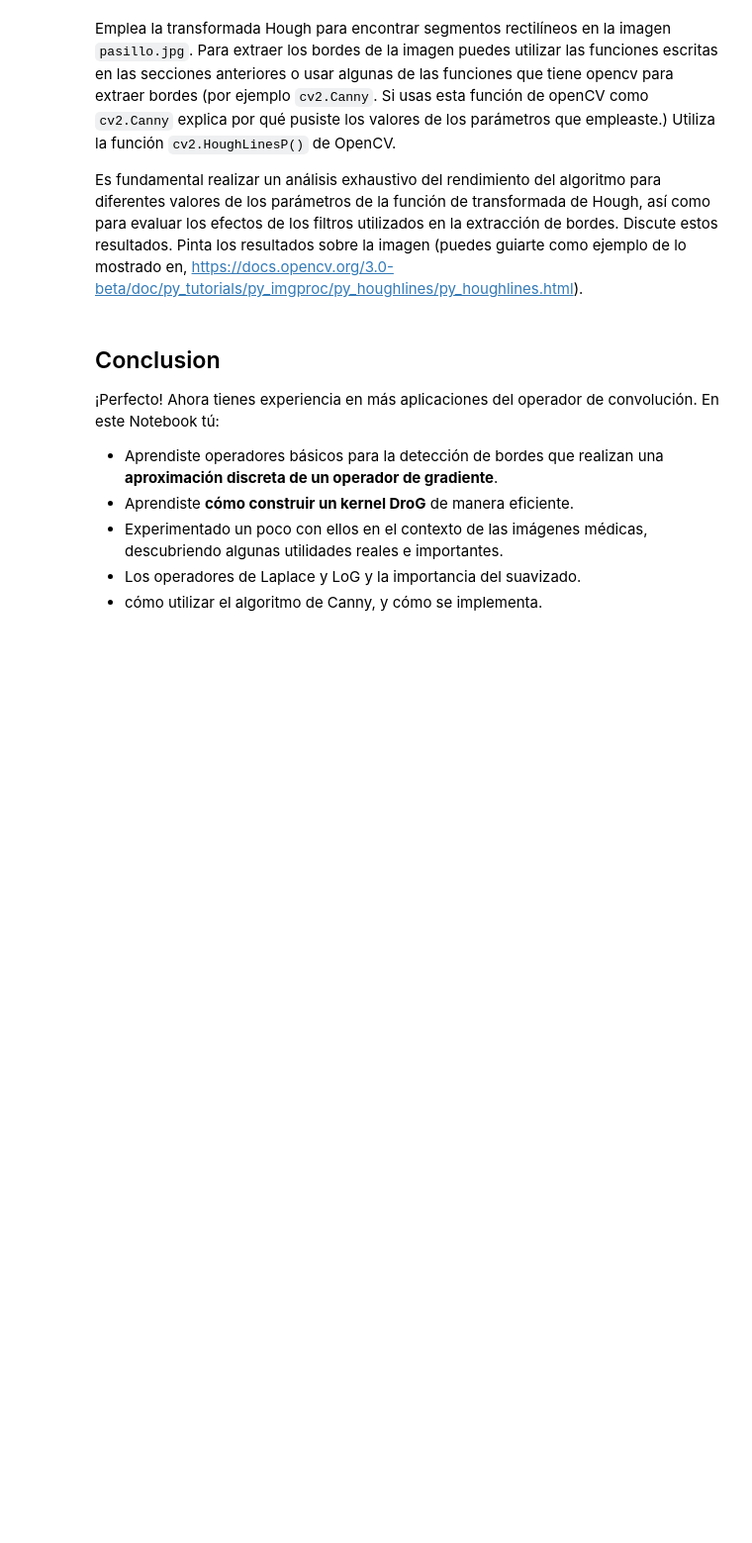
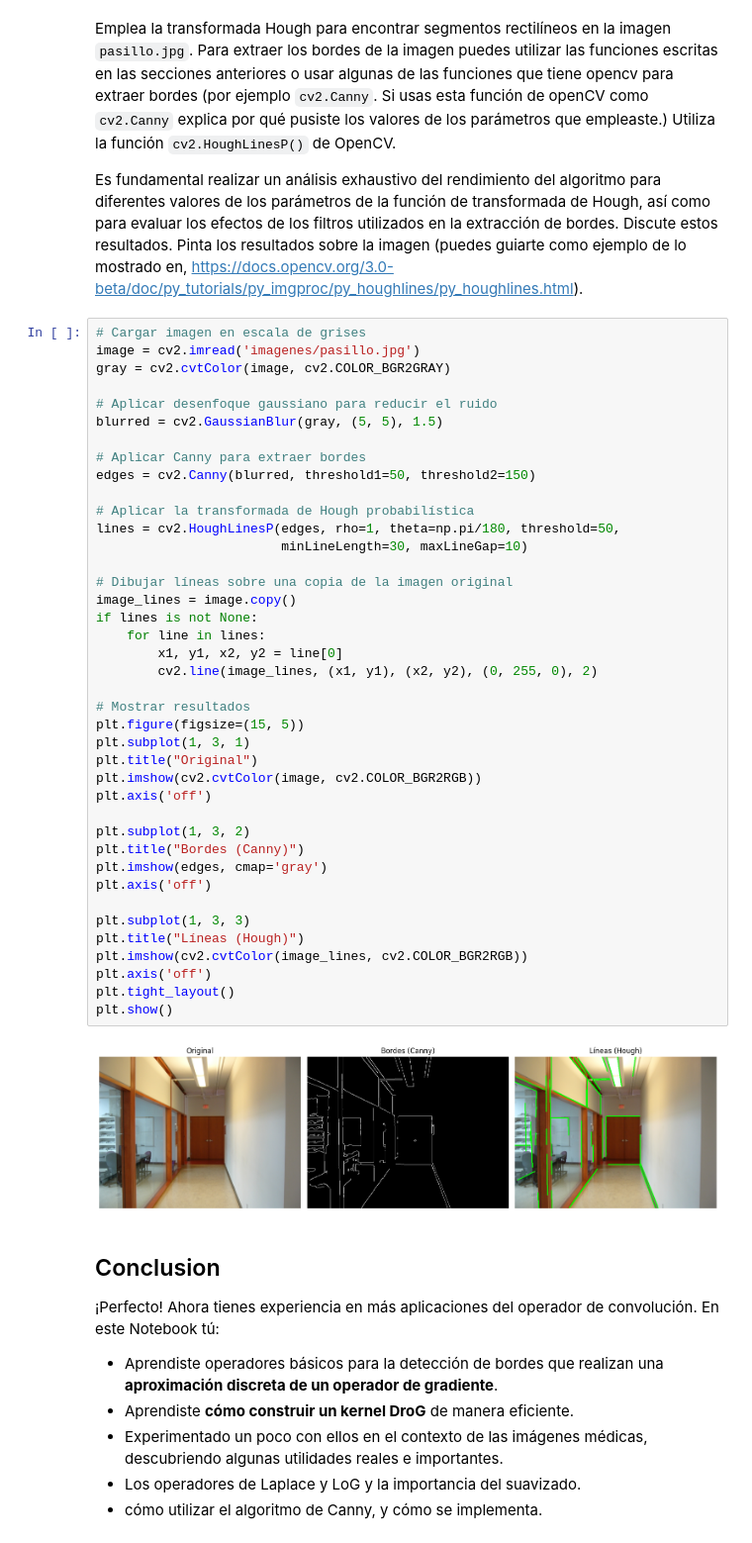
Before and after one commit to StefanoImanol/ProcImagenesEP2025Iv1.0, a Jupyter notebook: local/Procesamiento_Imagenes_Parte2v1_0.ipynb, the cells around one changed output. Shown at 99% size. Cells and saved outputs as stored; diff of their text form; blank space fills up the shorter version.

```diff
--- a/local/Procesamiento_Imagenes_Parte2v1_0.ipynb
+++ b/local/Procesamiento_Imagenes_Parte2v1_0.ipynb
@@ -991,6 +1099,48 @@ Se espera que se muestren y discutan los resultados obtenidos al variar los valo
 Emplea la transformada Hough para encontrar segmentos rectilíneos en la imagen ``pasillo.jpg``. Para extraer los bordes de la imagen puedes utilizar las funciones escritas en las secciones anteriores o usar algunas de las funciones que tiene opencv para extraer bordes (por ejemplo ``cv2.Canny``. Si usas esta función de openCV como ``cv2.Canny`` explica por qué pusiste los  valores de los parámetros que empleaste.) Utiliza la función ``cv2.HoughLinesP()`` de OpenCV.
 
 Es fundamental realizar un análisis exhaustivo del rendimiento del algoritmo para diferentes valores de los parámetros de la función de transformada de Hough, así como para evaluar los efectos de los filtros utilizados en la extracción de bordes. Discute estos resultados. Pinta los resultados sobre la imagen (puedes guiarte como ejemplo de lo mostrado en, https://docs.opencv.org/3.0-beta/doc/py_tutorials/py_imgproc/py_houghlines/py_houghlines.html).
+# %%
+# Cargar imagen en escala de grises
+image = cv2.imread('imagenes/pasillo.jpg')
+gray = cv2.cvtColor(image, cv2.COLOR_BGR2GRAY)
+
+# Aplicar desenfoque gaussiano para reducir el ruido
+blurred = cv2.GaussianBlur(gray, (5, 5), 1.5)
+
+# Aplicar Canny para extraer bordes
+edges = cv2.Canny(blurred, threshold1=50, threshold2=150)
+
+# Aplicar la transformada de Hough probabilística
+lines = cv2.HoughLinesP(edges, rho=1, theta=np.pi/180, threshold=50,
+                        minLineLength=30, maxLineGap=10)
+
+# Dibujar líneas sobre una copia de la imagen original
+image_lines = image.copy()
+if lines is not None:
+    for line in lines:
+        x1, y1, x2, y2 = line[0]
+        cv2.line(image_lines, (x1, y1), (x2, y2), (0, 255, 0), 2)
+
+# Mostrar resultados
+plt.figure(figsize=(15, 5))
+plt.subplot(1, 3, 1)
+plt.title("Original")
+plt.imshow(cv2.cvtColor(image, cv2.COLOR_BGR2RGB))
+plt.axis('off')
+
+plt.subplot(1, 3, 2)
+plt.title("Bordes (Canny)")
+plt.imshow(edges, cmap='gray')
+plt.axis('off')
+
+plt.subplot(1, 3, 3)
+plt.title("Líneas (Hough)")
+plt.imshow(cv2.cvtColor(image_lines, cv2.COLOR_BGR2RGB))
+plt.axis('off')
+plt.tight_layout()
+plt.show()
+# %% [output]
+[figure, added]
 # %% [markdown]
 ## Conclusion
 
```
Also changed, not shown: parts of 13 cells of this notebook.
